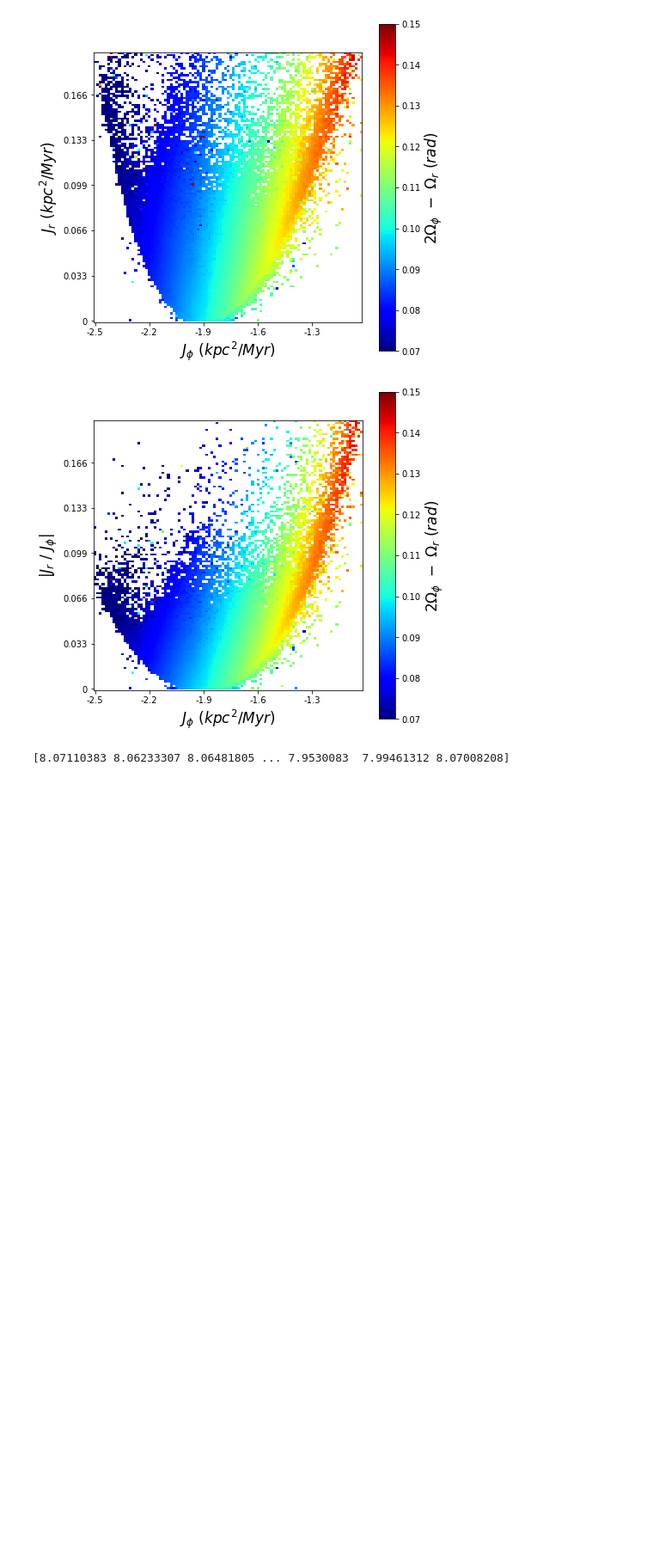
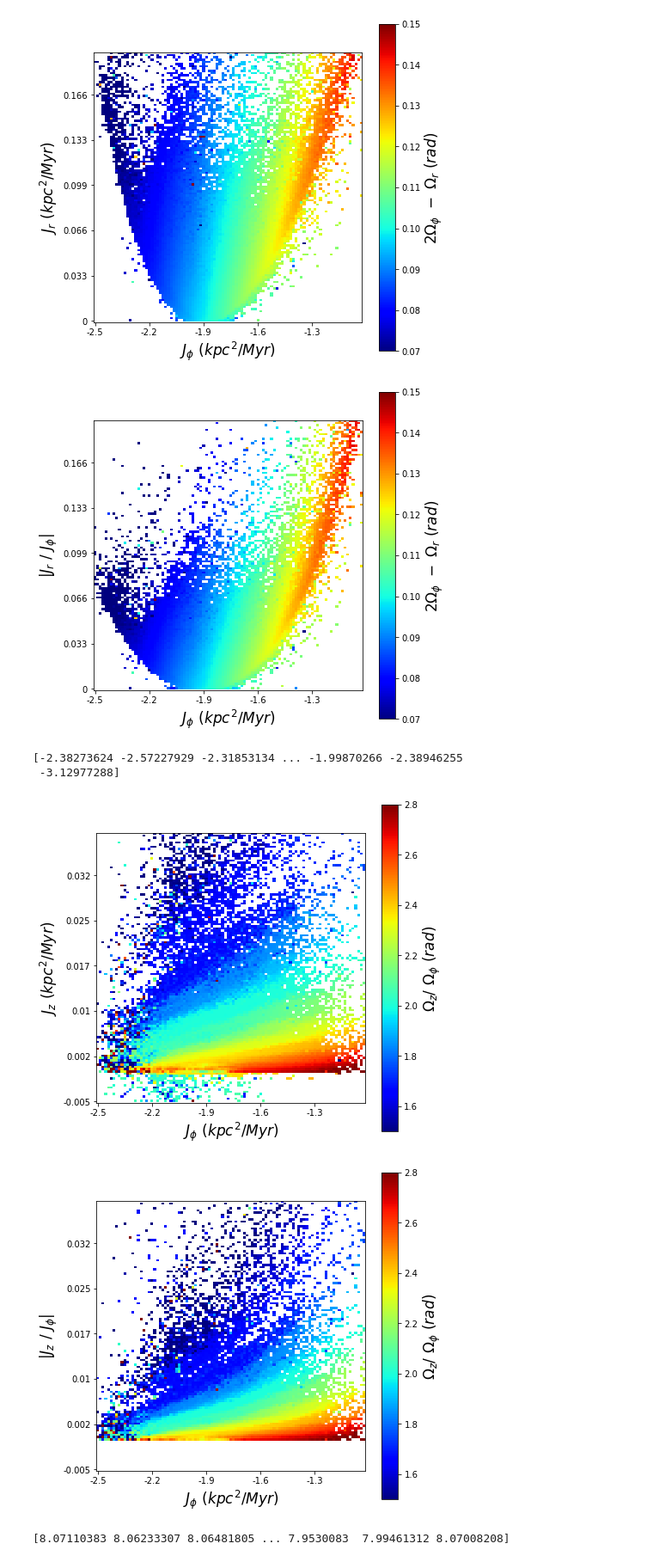
Before and after one commit to DouglasGrion/KathrynFallSemester, a Jupyter notebook: Action-Plots.ipynb, the cells around one changed output. Shown at 86% size. Drawn from its saved outputs; the diff is of its cells as text; code cells hidden in the pictures; blank space fills up the shorter version.

```diff
--- a/Action-Plots.ipynb
+++ b/Action-Plots.ipynb
@@ -289,6 +289,62 @@ for i in range (0,4):
 [figure]
 [figure]
 [figure]
+# %%
+print(Oz/Ophi)
+# %% [output]
+[-2.38273624 -2.57227929 -2.31853134 ... -1.99870266 -2.38946255
+ -3.12977288]
+# %%
+xmin = -2.5
+xmax = -1
+step = 0.000375
+vmin = 1.5
+vmax = 2.8
+ymin = -0.005
+ymax = 0.04
+for i in range(0,2):
+    if i == 0:
+        x = Jphi
+        y = Jz
+        w = Oz/Ophi
+        ylabel = '$J_z\ (kpc^2/Myr)$'
+        label = '$\Omega_{z}/\ \Omega_{\phi}\ (rad)$'
+    else:
+        x = Jphi
+        y = np.abs(Jz/Jphi)
+        w = Oz/Ophi
+        ylabel = '$|J_z\ /\ J_{\phi}|$'
+
+    bin_x = np.arange(xmin,xmax, step=0.015)           ## 100
+    bin_y = np.arange(ymin, ymax, step=step)           ## 120
+    H, xed, yed = np.histogram2d(x, y, bins=(bin_x,bin_y))
+    color_func = np.ndarray(shape=(len(yed)-1,len(xed)-1))
+
+    for j in range(0, len(bin_x)-1):
+        for k in range(0, len(bin_y)-1):
+            ichoose = np.where( (x>bin_x[j]) & (x<bin_x[j+1])
+                               & (y>bin_y[k]) & (y< bin_y[k+1]))
+
+            color_func[k,j] = np.abs(np.median(w[ichoose]))
+
+    ##############################################################################
+    # Setting figure size and plotting mean_Vphi with colorbar. Selected v-values
+    # for ease of seing spiral. Actual range between 180 and 250.
+    plt.figure(figsize=(7,7))
+    T = plt.imshow(color_func, cmap = 'jet',origin='lower',vmin = vmin ,vmax = vmax)
+    cbar = plt.colorbar(T)
+
+    ##############################################################################
+    # Setting aspect as 100/120 (bin_x/bin_y) so the image is a square
+    plt.gca().set_aspect(aspect='0.833333333333333',adjustable='box')
+    cbar.set_label(label,size=17)
+    plt.xlabel("$J_{\phi}\ (kpc^2/Myr)$", fontsize=17)
+    plt.ylabel(ylabel, fontsize=17)
+    plt.xticks(np.arange(0,100,step=20),('-2.5','-2.2','-1.9','-1.6','-1.3','-1'))
+    plt.yticks(np.arange(0,120,step=20),('-0.005','0.002','0.01','0.017','0.025','0.032','0.04'))
+# %% [output]
+[figure, added]
+[figure, added]
 # %%
 kpc2myr_to_kpc2s = 1/(3.1536e13)
 kms_to_kpcs = 3.2408e-17
```
Also changed, not shown: parts of 2 cells of this notebook.
